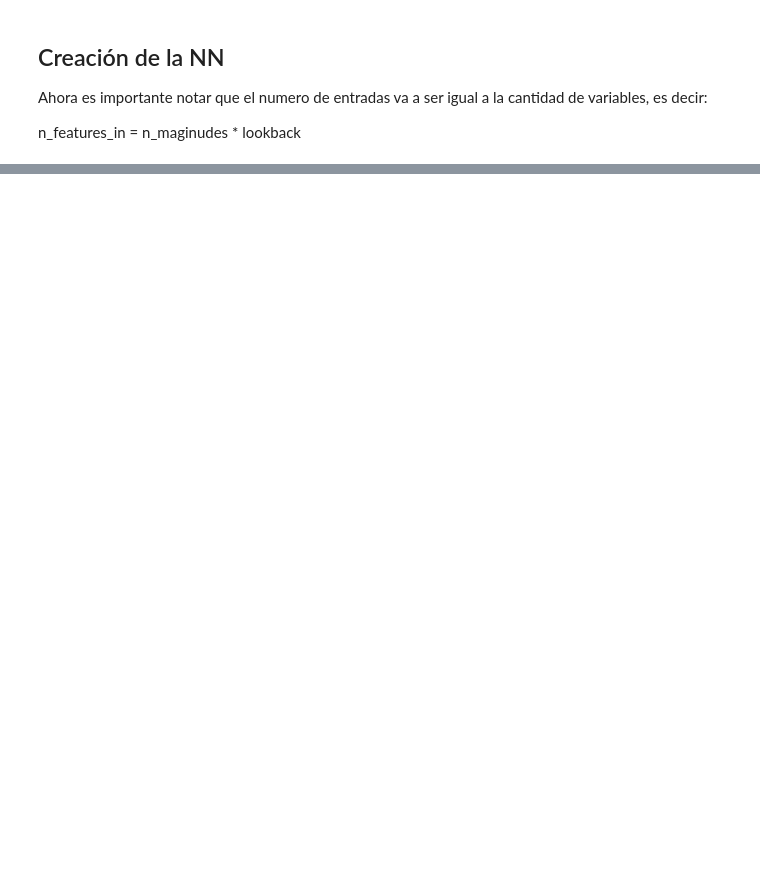
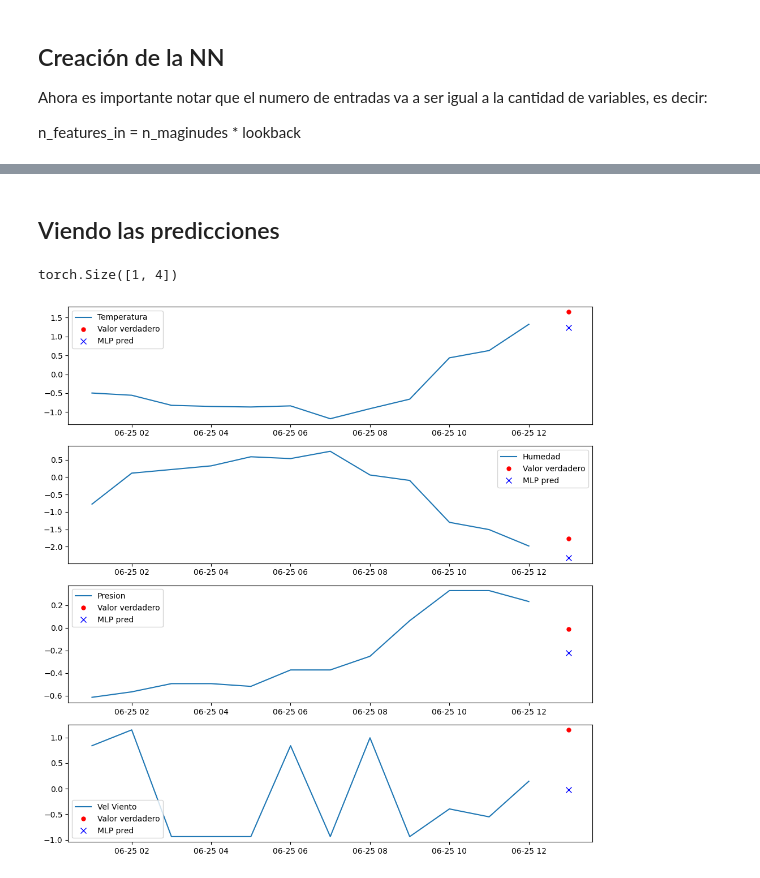
Before and after one commit to sebastlop/series-temporales-machine-learning, a Jupyter notebook: Apuntes/Tema-6/Tema-6.1.3-Inclusion-mas variables.ipynb, the cells around one changed output, grey strips where cells are left out. Cells and saved outputs as stored; diff of their text form; code cells hidden in the pictures; blank space fills up the shorter version.

```diff
--- a/Apuntes/Tema-6/Tema-6.1.3-Inclusion-mas variables.ipynb
+++ b/Apuntes/Tema-6/Tema-6.1.3-Inclusion-mas variables.ipynb
@@ -88,7 +92,7 @@ class Dataset_delayed(torch.utils.data.Dataset):
         self.Y = np.array(self.Y)
 # %%
 # creamos los datasets y dataloaders en un diccionario para manejar mas simple
-lookback = 1
+lookback = 12
 dataset = {'train': Dataset_delayed(train, lookback= lookback),
             'valid' : Dataset_delayed(valid, lookback= lookback)}
 
@@ -105,21 +109,23 @@ class Multivariado_MLP(torch.nn.Module):
     def __init__(self, n_in , n_hidden, n_out) -> None:
         super(Multivariado_MLP,self).__init__()
 
-        self.n_in = n_in
-        self.n_hidden = n_hidden
-        self.n_out = n_out
-        self.linear_1  = torch.nn.Linear(n_in, n_hidden)
-        self.relu = torch.nn.ReLU()
-        self.linear_2 = torch.nn.Linear(n_hidden, n_out)
+        self.n_in       = n_in
+        self.n_hidden   = n_hidden
+        self.n_out      = n_out
+        self.linear_1   = torch.nn.Linear(n_in, n_hidden)
+        self.act_1      = torch.nn.Tanh()
+        self.linear_2   = torch.nn.Linear(n_hidden, n_hidden)
+        self.act_2      = torch.nn.Tanh()
+        self.linear_3   = torch.nn.Linear(n_hidden, n_out)
 
     def forward(self, x):
-        x1 = self.linear_1(x)
-        x2 = self.relu(x1)
-        x3 = self.linear_2(x2)
-        return x3
+        x = self.act_1(self.linear_1(x))
+        x = self.act_2(self.linear_2(x))
+        x = self.linear_3(x)
+        return x
 # %%
 n_magn = 4
-mlp = Multivariado_MLP(n_magn*lookback, 128, n_magn)
+mlp = Multivariado_MLP(n_magn*lookback, 64, n_magn)
 
 def fit(model, dataloader, epochs = 10):
     '''
@@ -132,7 +138,7 @@ def fit(model, dataloader, epochs = 10):
         model.train()   # ponemos el modelo para ser entrenado
         train_h = []
 
-        # leer los datos en el dataloader es muy simple (recorrera por batches)!
+        # leer los datos en el dataloader es muy simple (recorrer por batches)!
         for x_b, y_b in dataloader['train']:
 
             # ponemos los gradientes a cero
@@ -155,7 +161,7 @@ def fit(model, dataloader, epochs = 10):
                 y_pred = model(x_b)
                 loss = criterion(y_pred, y_b)
                 test_h.append(loss.item())
-        if (epoch%10 == 0):
-            print(f'epoch: {epoch}/{epochs} - train loss: {np.mean(train_h)} - valid loss: {np.mean(test_h)}')
+        if (epoch%2 == 0):
+            print(f'epoch: {epoch}/{epochs} - train loss: {np.mean(train_h):.3f} - valid loss: {np.mean(test_h):.3f}')
         history.append([np.mean(train_h), np.mean(test_h)])
     return history
@@ -161,0 +188,17 @@ def fit(model, dataloader, epochs = 10):
+# %% [markdown]
+## Viendo las predicciones
+# %%
+idx = 1
+single_sample = valid[idx:idx+lookback,:]
+preds = mlp(torch.from_numpy(single_sample).float().view(1,-1))
+print(preds.shape)
+fig, axs = plt.subplots(4,1, figsize = (10,10))
+for i in range(0,4):
+    axs[i].plot(tstamps_val[idx : idx + lookback], valid[idx:idx+lookback,i], label = labels[i])
+    axs[i].plot(tstamps_val[idx + lookback], valid[idx + lookback,i], 'ro', ms =5, label = 'Valor verdadero')
+    axs[i].plot(tstamps_val[idx + lookback], preds[0,i].detach().numpy(), 'bx', ms = 7, label = 'MLP pred')
+    axs[i].legend()
+fig.tight_layout()
+# %% [output]
+torch.Size([1, 4])
+[figure, added]
```
Also changed, not shown: parts of 21 cells of this notebook, 1 other file.
